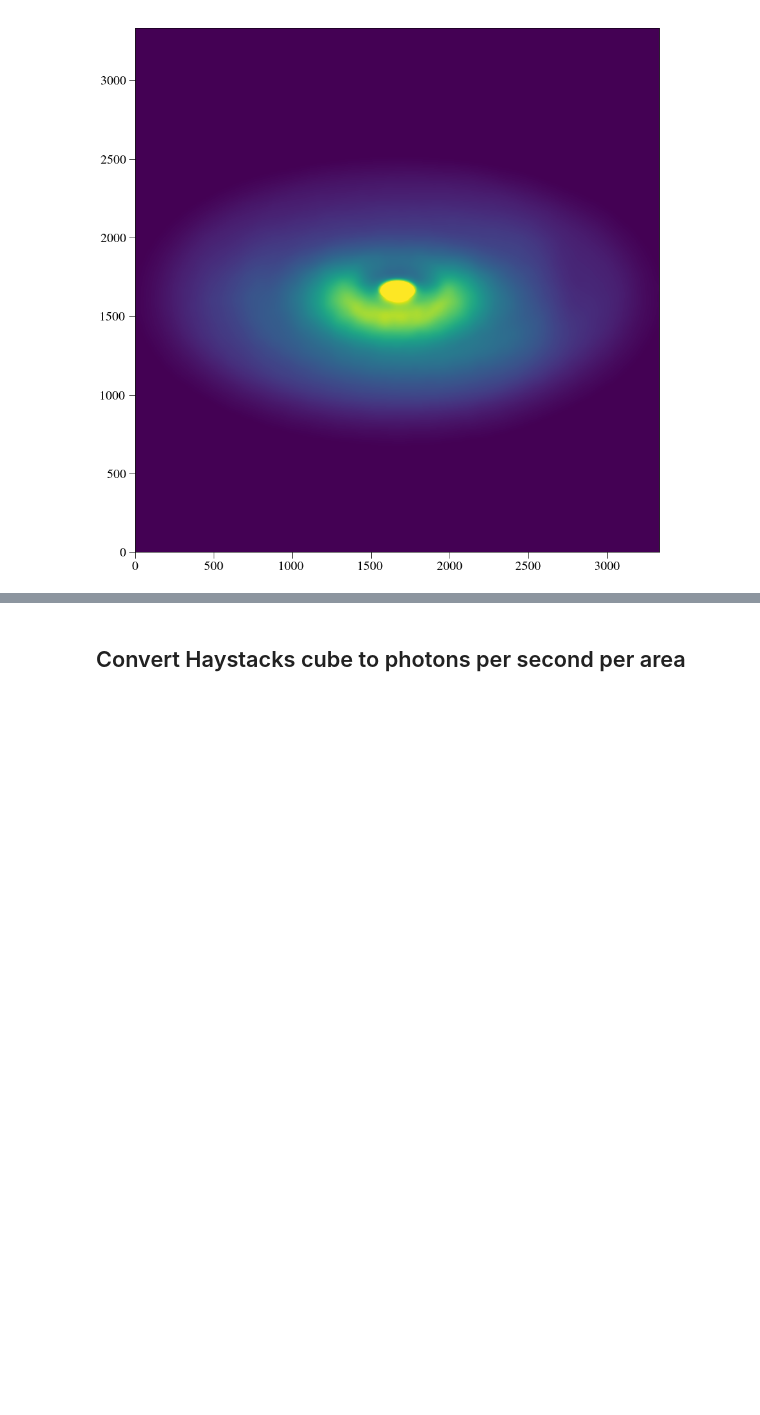
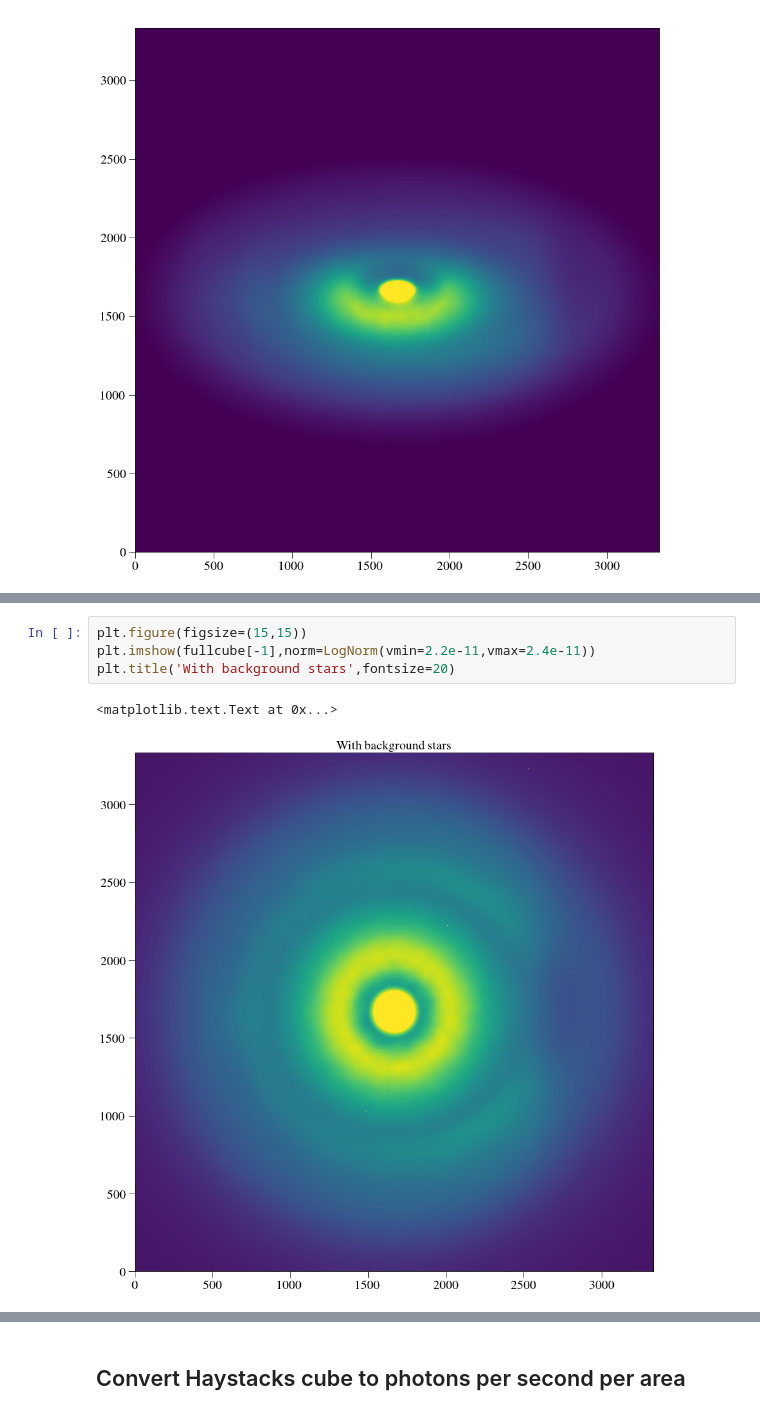
Before and after one commit to mjrfringes/haystacks, a Jupyter notebook: HaystacksProcessing.ipynb, the cells around one changed output, grey strips where cells are left out. Cells and saved outputs as stored; diff of their text form; blank space fills up the shorter version.

```diff
--- a/HaystacksProcessing.ipynb
+++ b/HaystacksProcessing.ipynb
@@ -185,0 +247,7 @@ plt.imshow(first_slice_inc60,norm=LogNorm(vmin=2.2e-11,vmax=2.7e-11))
+# %%
+plt.figure(figsize=(15,15))
+plt.imshow(fullcube[-1],norm=LogNorm(vmin=2.2e-11,vmax=2.4e-11))
+plt.title('With background stars',fontsize=20)
+# %% [output]
+<matplotlib.text.Text at 0x...>
+[figure, added]
```
Also changed, not shown: parts of 15 cells of this notebook.
